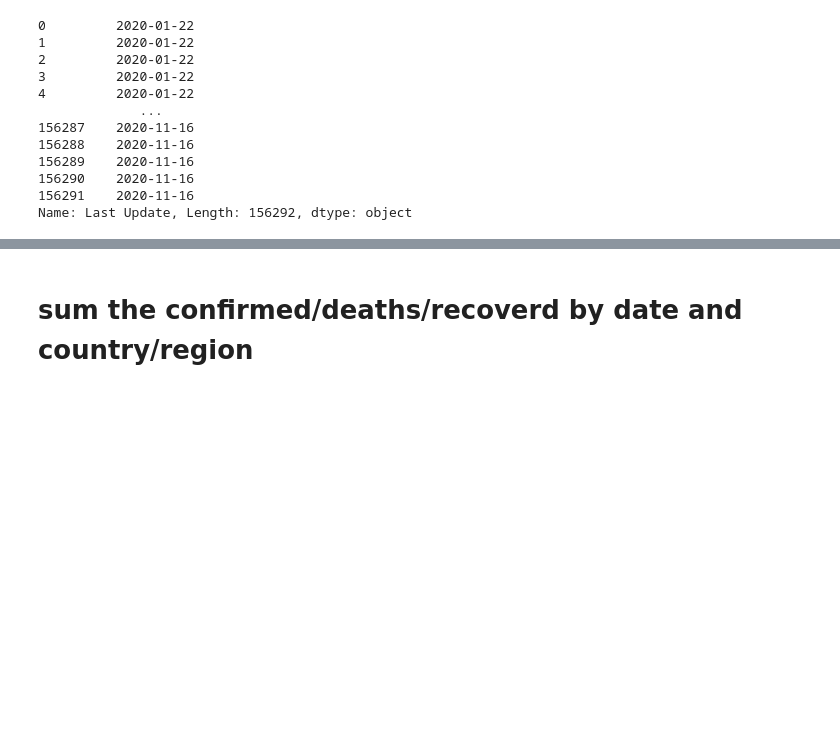
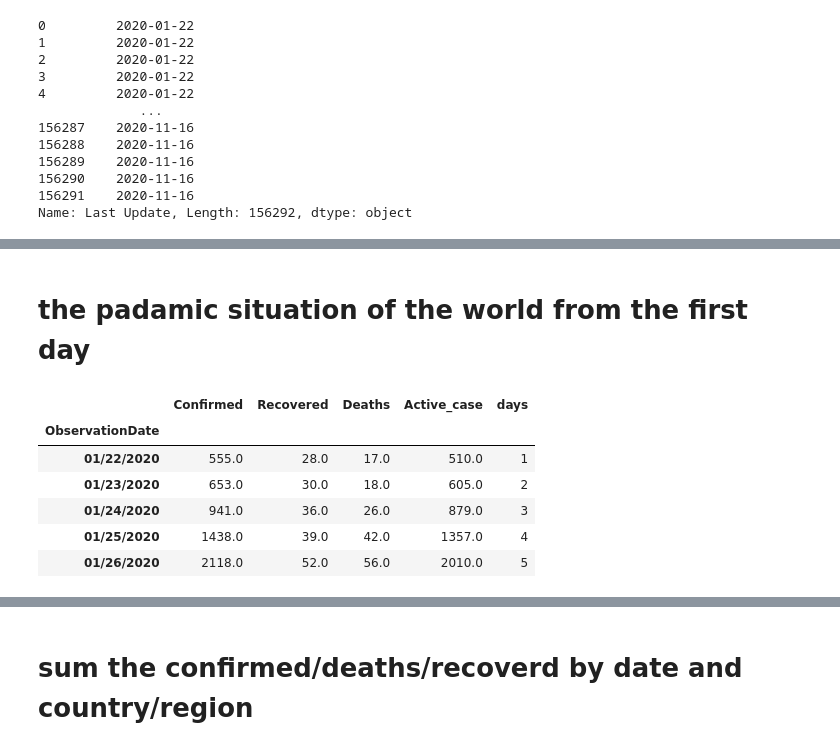
Before and after one commit to willhwh/DS_60Days, a Jupyter notebook: project1_cov.ipynb, the cells around one changed output, grey strips where cells are left out. Cells and saved outputs as stored; diff of their text form; code cells hidden in the pictures; blank space fills up the shorter version.

```diff
--- a/project1_cov.ipynb
+++ b/project1_cov.ipynb
@@ -310,0 +361,15 @@ Name: Last Update, Length: 156292, dtype: object
+# %% [markdown]
+# the padamic situation of the world from the first day
+# %%
+cov_time = cov[['ObservationDate','Confirmed','Recovered','Deaths']].groupby('ObservationDate').sum()
+cov_time['Active_case'] = cov_time['Confirmed']-cov_time['Recovered']-cov_time['Deaths']
+cov_time['days'] = range(1,len(cov_time)+1)
+cov_time.head()
+# %% [output]
+|  | Confirmed | Recovered | Deaths | Active_case | days |
+| ObservationDate |  |  |  |  |  |
+| 01/22/2020 | 555.0 | 28.0 | 17.0 | 510.0 | 1 |
+| 01/23/2020 | 653.0 | 30.0 | 18.0 | 605.0 | 2 |
+| 01/24/2020 | 941.0 | 36.0 | 26.0 | 879.0 | 3 |
+| 01/25/2020 | 1438.0 | 39.0 | 42.0 | 1357.0 | 4 |
+| 01/26/2020 | 2118.0 | 52.0 | 56.0 | 2010.0 | 5 |
```
Also changed, not shown: parts of 24 cells of this notebook.
